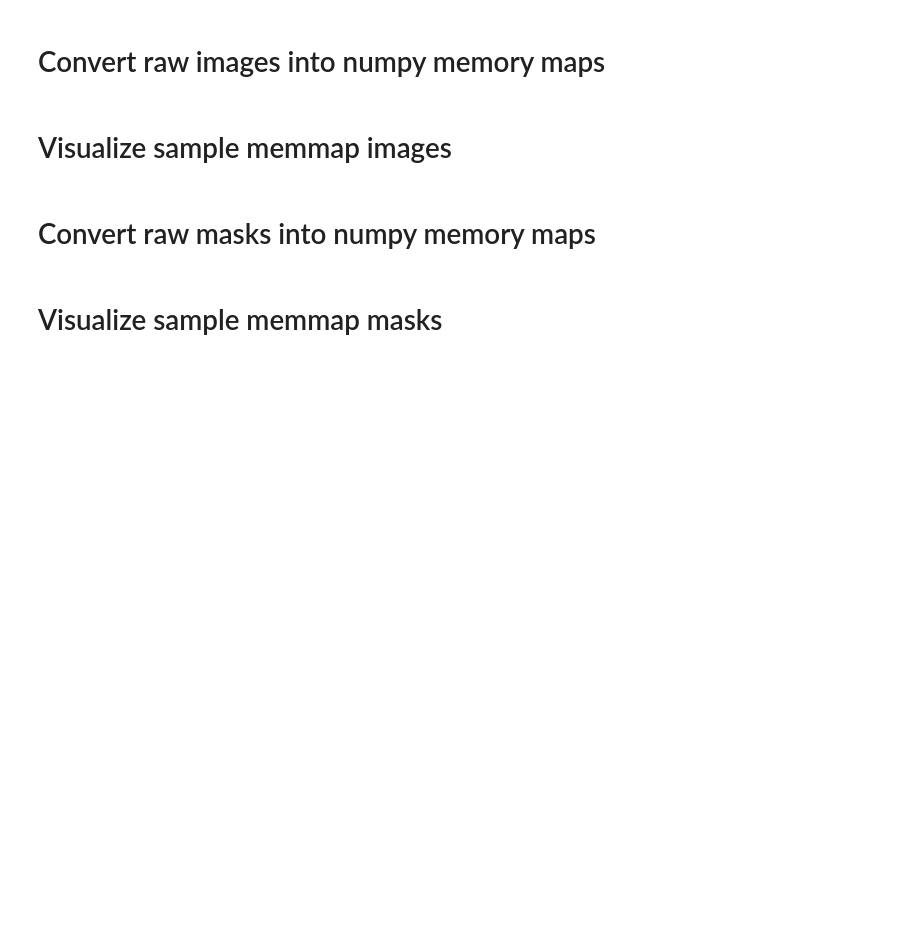
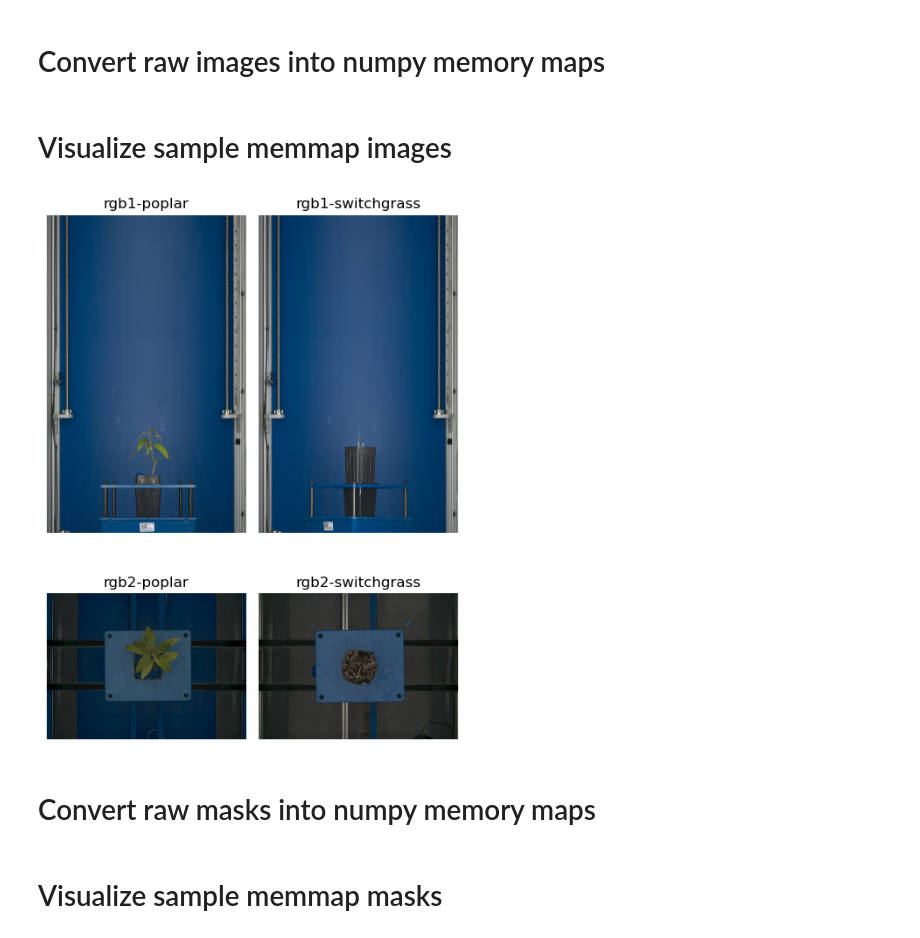
Before and after one commit to jlager/appl-rgb-segmentation, a Jupyter notebook: preprocessing.ipynb, the cells around one changed output. Drawn from its saved outputs; the diff is of its cells as text; code cells hidden in the pictures; blank space fills up the shorter version.

Commit message:
Update image visual and comments

```diff
--- a/preprocessing.ipynb
+++ b/preprocessing.ipynb
@@ -72,34 +72,36 @@ DTYPE = 'uint8'
 MEMMAP_PATH = os.path.join(os.getcwd(), 'data', 'images')
 MEMMAP_EXT = '.memmap'
 
 # create figure
-fig, axs = plt.subplots(2, 4, figsize=(10, 7.5))
+fig, axs = plt.subplots(2, 2, figsize=(5, 7.5))
 axs = axs.flatten()
 
 # test an image from each subdirectory
 for i, sub_dir in enumerate(sorted(os.listdir(MEMMAP_PATH))):
 
     # assign shape based on subdirectory
     if 'rgb1' in sub_dir:
         w, h, c = RGB1_WIDTH, RGB1_HEIGHT, RGB1_CHANNELS
     if 'rgb2' in sub_dir:
         w, h, c = RGB2_WIDTH, RGB2_HEIGHT, RGB2_CHANNELS
 
     # find memmap paths
     paths = sorted(glob.glob(os.path.join(MEMMAP_PATH, sub_dir, '*' + MEMMAP_EXT)))
 
     # open the first memmap file
     memmap = np.memmap(paths[0], dtype=DTYPE, mode='r', shape=(h, w, c))
     image = np.array(memmap)
     del memmap
 
     # plot the image
     axs[i].imshow(image)
     axs[i].set_title(f'{sub_dir}')
     axs[i].axis('off')
 
 plt.tight_layout()
 plt.show()
+# %% [output]
+[figure, added]
 # %% [markdown]
 # Convert raw masks into numpy memory maps
 # %%
```
Also changed, not shown: parts of 3 cells of this notebook.
